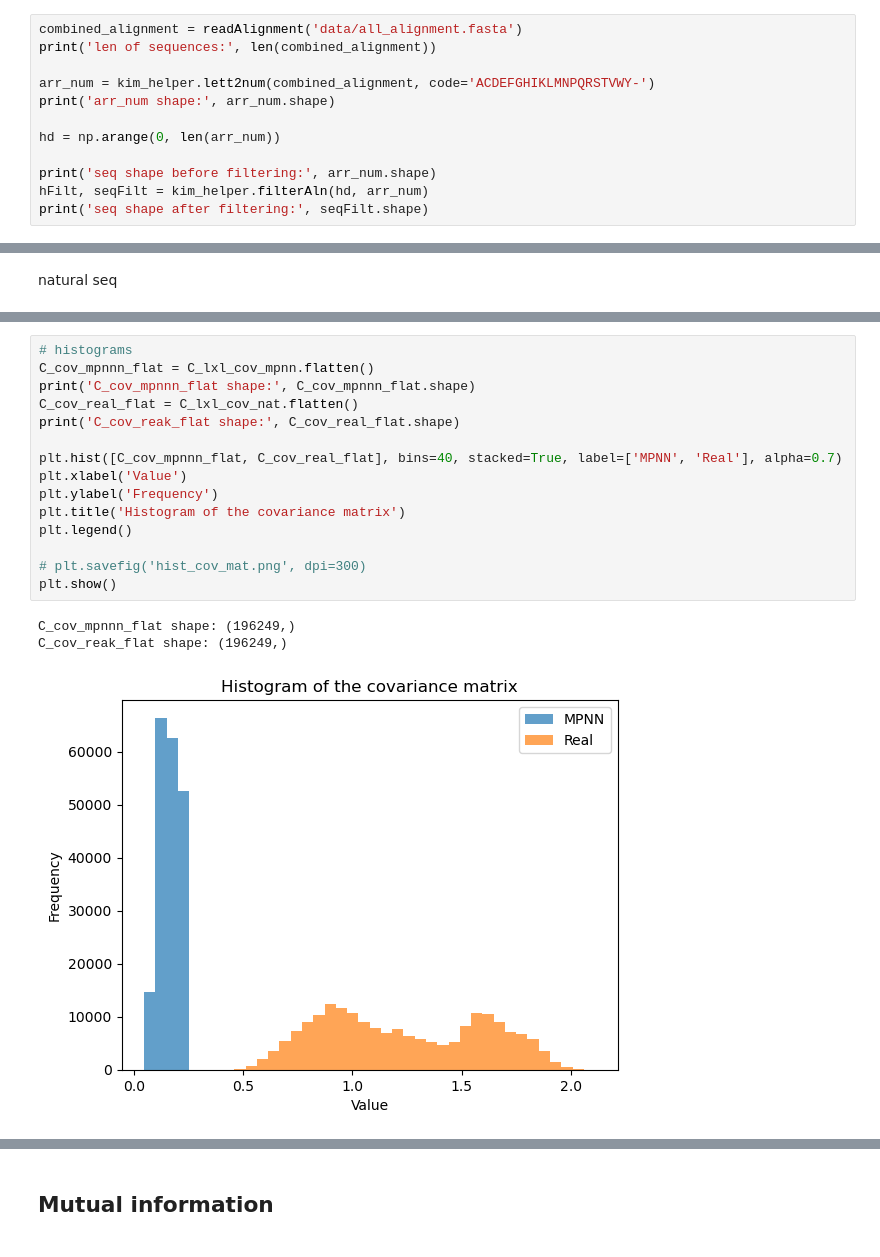
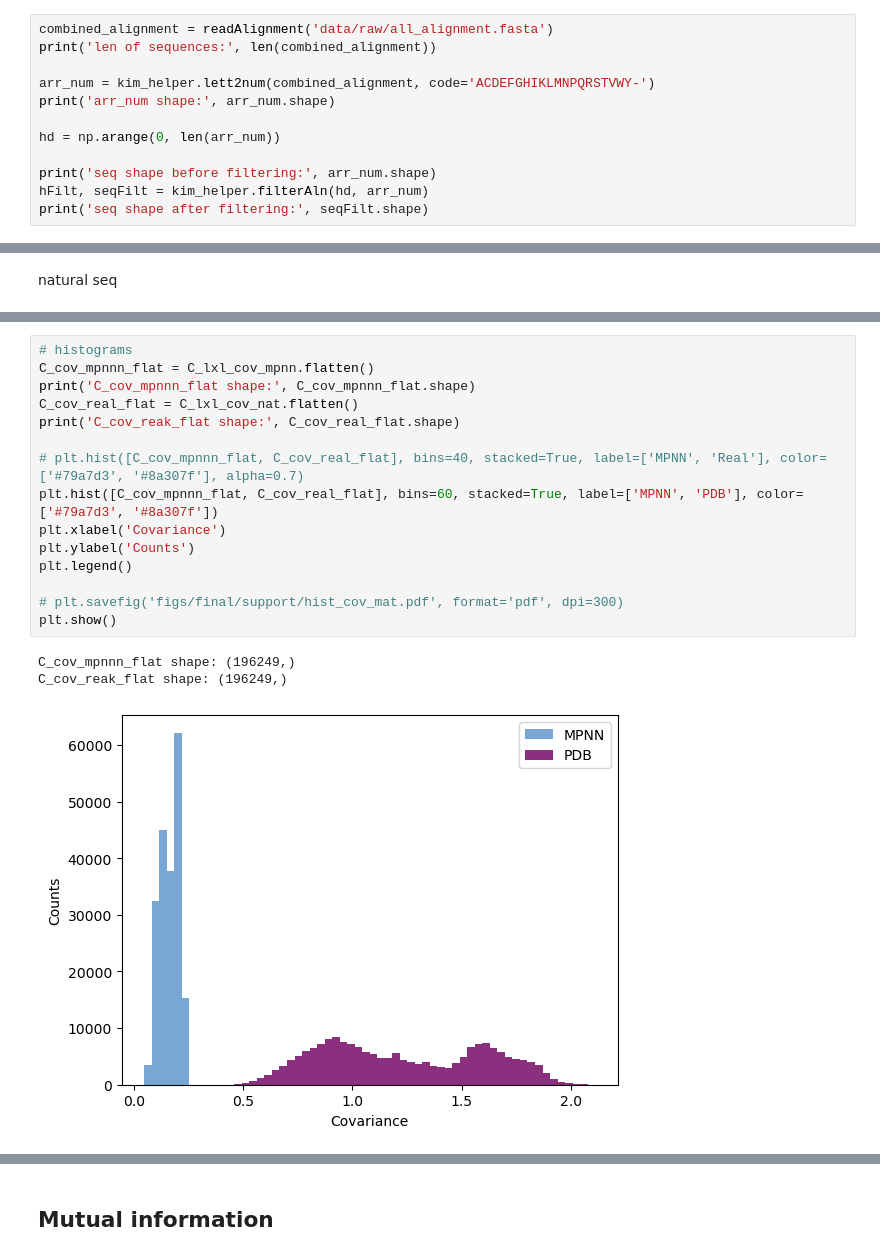
Before and after one commit to zifangu/lithiumized-fish, a Jupyter notebook: final.ipynb, the cells around one changed output, grey strips where cells are left out. Cells and saved outputs as stored; diff of their text form.

```diff
--- a/final.ipynb
+++ b/final.ipynb
@@ -70,7 +70,7 @@ def plot_avg_seq_identity_histogram(smat, bins=50):
 # %%
 # clean_fasta("data/all_alignment.fa", "data/all_alignment.fasta")
 # %%
-combined_alignment = readAlignment('data/all_alignment.fasta')
+combined_alignment = readAlignment('data/raw/all_alignment.fasta')
 print('len of sequences:', len(combined_alignment))
 
 arr_num = kim_helper.lett2num(combined_alignment, code='ACDEFGHIKLMNPQRSTVWY-')
@@ -249,22 +249,22 @@ Text(0.5, 1.0, 'Serotonin pathway proteins (PDB)')
 # %%
 # histograms
 C_cov_mpnnn_flat = C_lxl_cov_mpnn.flatten()
 print('C_cov_mpnnn_flat shape:', C_cov_mpnnn_flat.shape)
 C_cov_real_flat = C_lxl_cov_nat.flatten()
 print('C_cov_reak_flat shape:', C_cov_real_flat.shape)
 
-plt.hist([C_cov_mpnnn_flat, C_cov_real_flat], bins=40, stacked=True, label=['MPNN', 'Real'], alpha=0.7)
-plt.xlabel('Value')
-plt.ylabel('Frequency')
-plt.title('Histogram of the covariance matrix')
+# plt.hist([C_cov_mpnnn_flat, C_cov_real_flat], bins=40, stacked=True, label=['MPNN', 'Real'], color=['#79a7d3', '#8a307f'], alpha=0.7)
+plt.hist([C_cov_mpnnn_flat, C_cov_real_flat], bins=60, stacked=True, label=['MPNN', 'PDB'], color=['#79a7d3', '#8a307f'])
+plt.xlabel('Covariance')
+plt.ylabel('Counts')
 plt.legend()
 
-# plt.savefig('hist_cov_mat.png', dpi=300)
+# plt.savefig('figs/final/support/hist_cov_mat.pdf', format='pdf', dpi=300)
 plt.show()
 # %% [output]
 C_cov_mpnnn_flat shape: (196249,)
 C_cov_reak_flat shape: (196249,)
-[figure, old version]
+[figure, new version]
 # %%
 # sns.kdeplot(C_cov_real_flat, label='Real KDE', color='#8a307f', linewidth=2, fill=True)
 # sns.kdeplot(C_cov_mpnnn_flat, label='MPNN KDE', color='#79a7d3', linewidth=2, fill=True)
```
Also changed, not shown: parts of 13 cells of this notebook, 39 other files.
